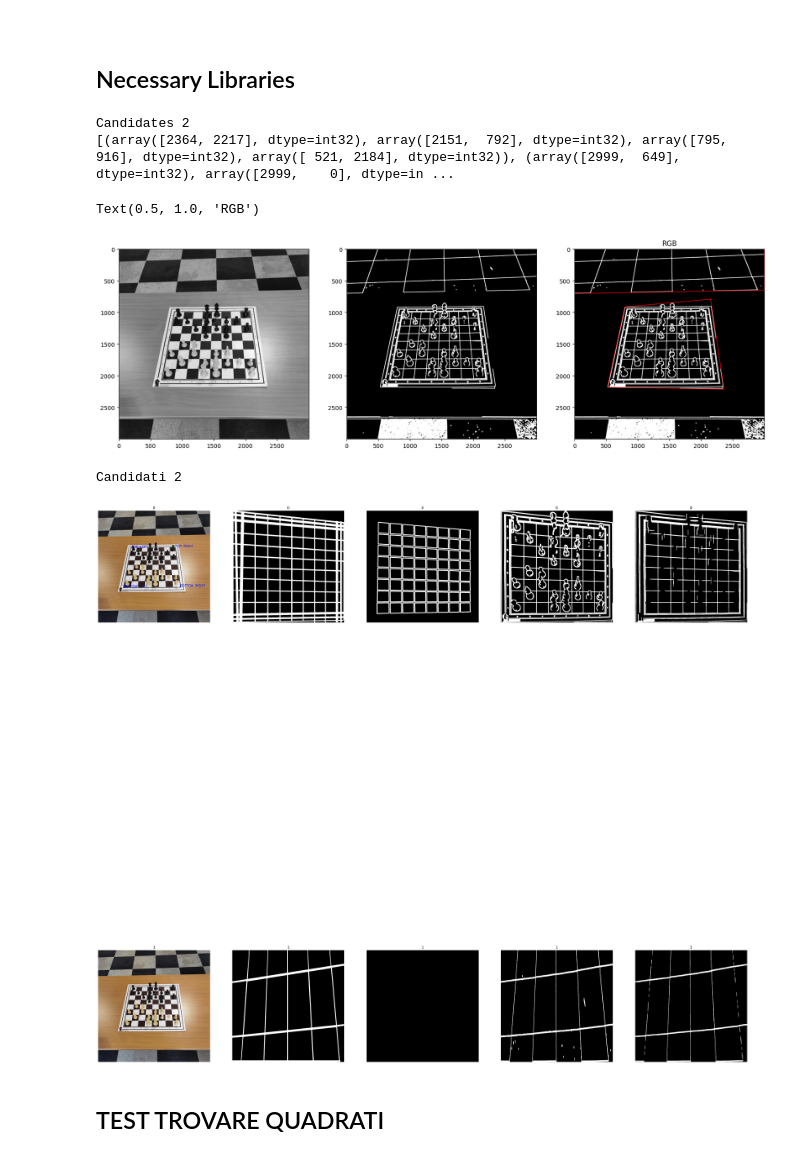
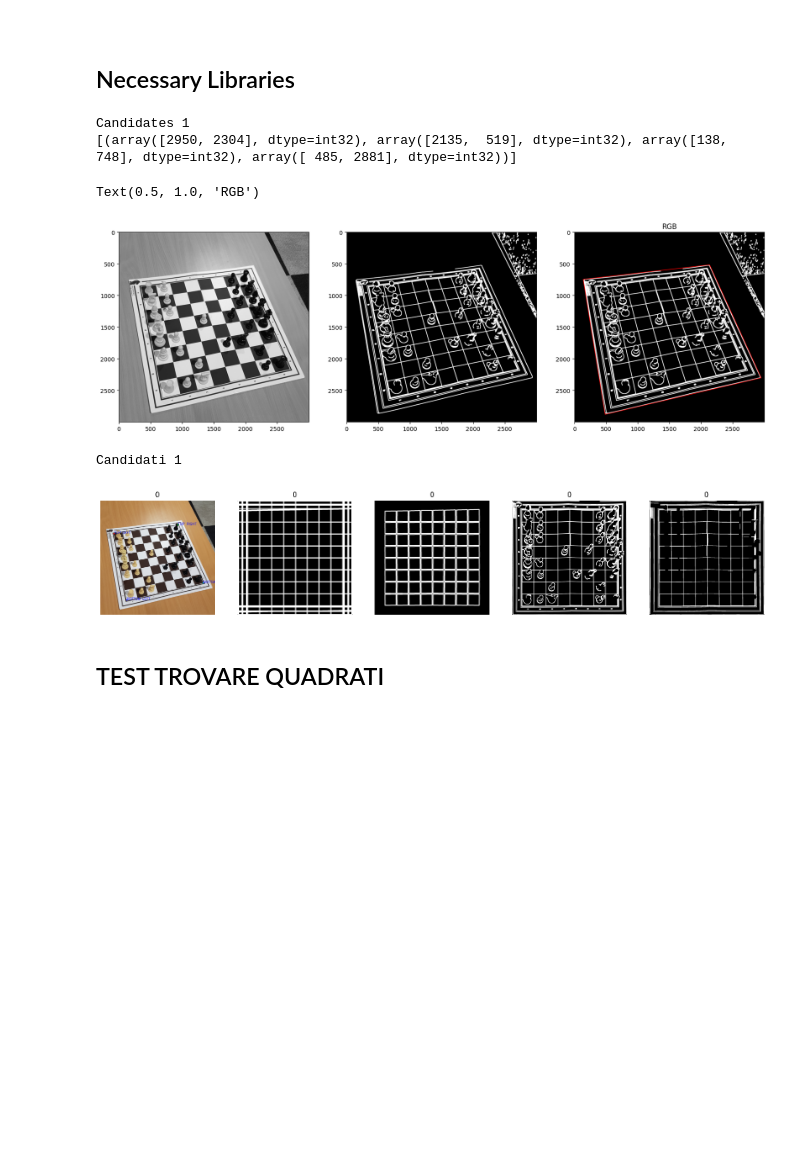
Before and after one commit to Villani-Luca/Chessy3D, a Jupyter notebook: src/chessboard_localization_temp/square_filling-step-by-step copy.ipynb, the cells around one changed output. Cells and saved outputs as stored; diff of their text form; code cells hidden in the pictures; blank space fills up the shorter version.

```diff
--- a/src/chessboard_localization_temp/square_filling-step-by-step copy.ipynb
+++ b/src/chessboard_localization_temp/square_filling-step-by-step copy.ipynb
@@ -43,6 +43,7 @@ image_path = r"C:\Users\Alessandro\Downloads\Dynamic-Chess-Board-Piece-Extractio
 image_path =  r"E:\projects\uni\Chessy3D\data\chessred\images\42\G042_IMG054.jpg" # troppo inclinata
 image_path = r"E:\projects\uni\Chessy3D\data\chessred\images\0\G000_IMG007.jpg"
 image_path = r"E:\projects\uni\Chessy3D\data\chessred\images\0\G000_IMG016.jpg"
+image_path = r"E:\projects\uni\Chessy3D\data\chessred\images\15\G015_IMG006.jpg"
 
 # image_path =  r"E:\projects\uni\Chessy3D\data\chessred\images\33\G033_IMG069.jpg"
 # %%
@@ -139,10 +140,10 @@ plt.subplot(2, 3, 3)
 plt.imshow(output_image[:,:,::-1])
 plt.title("RGB")
 # %% [output]
-Candidates 2
-[(array([2364, 2217], dtype=int32), array([2151,  792], dtype=int32), array([795, 916], dtype=int32), array([ 521, 2184], dtype=int32)), (array([2999,  649], dtype=int32), array([2999,    0], dtype=in ...
+Candidates 1
+[(array([2950, 2304], dtype=int32), array([2135,  519], dtype=int32), array([138, 748], dtype=int32), array([ 485, 2881], dtype=int32))]
 Text(0.5, 1.0, 'RGB')
-[figure, old version]
+[figure, new version]
 # %%
 def find_best_squares_hough(images: list[cv2.typing.MatLike], scale_factor: float):
     best_valid_square_image = None
@@ -301,46 +302,47 @@ for candidate_idx, corners in enumerate(corners_list):
         #chessboard_approx = cv2.approxPolyN(max_external_contours, 4, False, ensure_convex=True)
         corners = np.array([(corners[2], corners[1], corners[3], corners[0])], dtype=np.float32)
         M_inv = cv2.invert(M)[1]
-        corners_original = cv2.perspectiveTransform(corners, M_inv).astype(int)
+        corners_original = cv2.perspectiveTransform(corners, M_inv)
 
         # print(corners_original.shape, corners_original[0].shape, corners_original)
-        corners_original = [corners_original[0][0], corners_original[0][1], corners_original[0][2], corners_original[0][3]]
+        corners_original_draw = corners_original.astype(int)
+        corners_original_draw = [corners_original_draw[0][0], corners_original_draw[0][1], corners_original_draw[0][2], corners_original_draw[0][3]]
 
         #### OUTPUT
-        cv2.circle(out, corners_original[0], 15, (0, 0, 255), -1)  # blue for top-left
-        cv2.circle(out, corners_original[1], 15, (0, 255, 0), -1)  # green for top-right
-        cv2.circle(out, corners_original[2], 15, (255, 0, 0), -1)  # red for bottom-left
-        cv2.circle(out, corners_original[3], 15, (255, 255, 0), -1)  # yellow for bottom-right
+        cv2.circle(out, corners_original_draw[0], 15, (0, 0, 255), -1)  # blue for top-left
+        cv2.circle(out, corners_original_draw[1], 15, (0, 255, 0), -1)  # green for top-right
+        cv2.circle(out, corners_original_draw[2], 15, (255, 0, 0), -1)  # red for bottom-left
+        cv2.circle(out, corners_original_draw[3], 15, (255, 255, 0), -1)  # yellow for bottom-right
 
 
-        cv2.putText(out, "TOP LEFT", corners_original[0], cv2.FONT_HERSHEY_SIMPLEX, 3, (255,0,0), 5, cv2.LINE_AA)
-        cv2.putText(out, "TOP RIGHT", corners_original[1], cv2.FONT_HERSHEY_SIMPLEX, 3, (255,0,0), 5, cv2.LINE_AA)
-        cv2.putText(out, "BOTTOM LEFT", corners_original[2], cv2.FONT_HERSHEY_SIMPLEX, 3, (255,0,0), 5, cv2.LINE_AA)
-        cv2.putText(out, "BOTTOM RIGHT", corners_original[3], cv2.FONT_HERSHEY_SIMPLEX, 3, (255,0,0), 5, cv2.LINE_AA)
+        cv2.putText(out, "TOP LEFT", corners_original_draw[0], cv2.FONT_HERSHEY_SIMPLEX, 3, (255,0,0), 5, cv2.LINE_AA)
+        cv2.putText(out, "TOP RIGHT", corners_original_draw[1], cv2.FONT_HERSHEY_SIMPLEX, 3, (255,0,0), 5, cv2.LINE_AA)
+        cv2.putText(out, "BOTTOM LEFT", corners_original_draw[2], cv2.FONT_HERSHEY_SIMPLEX, 3, (255,0,0), 5, cv2.LINE_AA)
+        cv2.putText(out, "BOTTOM RIGHT", corners_original_draw[3], cv2.FONT_HERSHEY_SIMPLEX, 3, (255,0,0), 5, cv2.LINE_AA)
 
     plt.subplot(plot_height, plot_width, candidate_idx*plot_width + 1)
     plt.imshow(out[:,:,::-1])
     plt.title(f"{candidate_idx}")
     plt.axis('off')
     plt.subplot(plot_height, plot_width, candidate_idx*plot_width + 2)
     plt.imshow(hough_image, cmap="gray")
     plt.title(f"{candidate_idx}")
     plt.axis('off')
     plt.subplot(plot_height, plot_width, candidate_idx*plot_width + 3)
     plt.imshow(best_valid_square_image, cmap="gray")
     plt.title(f"{candidate_idx}")
     plt.axis('off')
     plt.subplot(plot_height, plot_width, candidate_idx*plot_width + 4)
     plt.imshow(working_image, cmap="gray")
     plt.title(f"{candidate_idx}")
     plt.axis('off')
     plt.subplot(plot_height, plot_width, candidate_idx*plot_width + 5)
     plt.imshow(mask_image, cmap="gray")
     plt.axis('off')
     plt.title(f"{candidate_idx}")
 # %% [output]
-Candidati 2
+Candidati 1
-[figure, old version]
+[figure, new version]
 # %% [markdown]
 ## TEST TROVARE QUADRATI
 # %%
```
Also changed, not shown: parts of 1 cell of this notebook, 1 other file.
